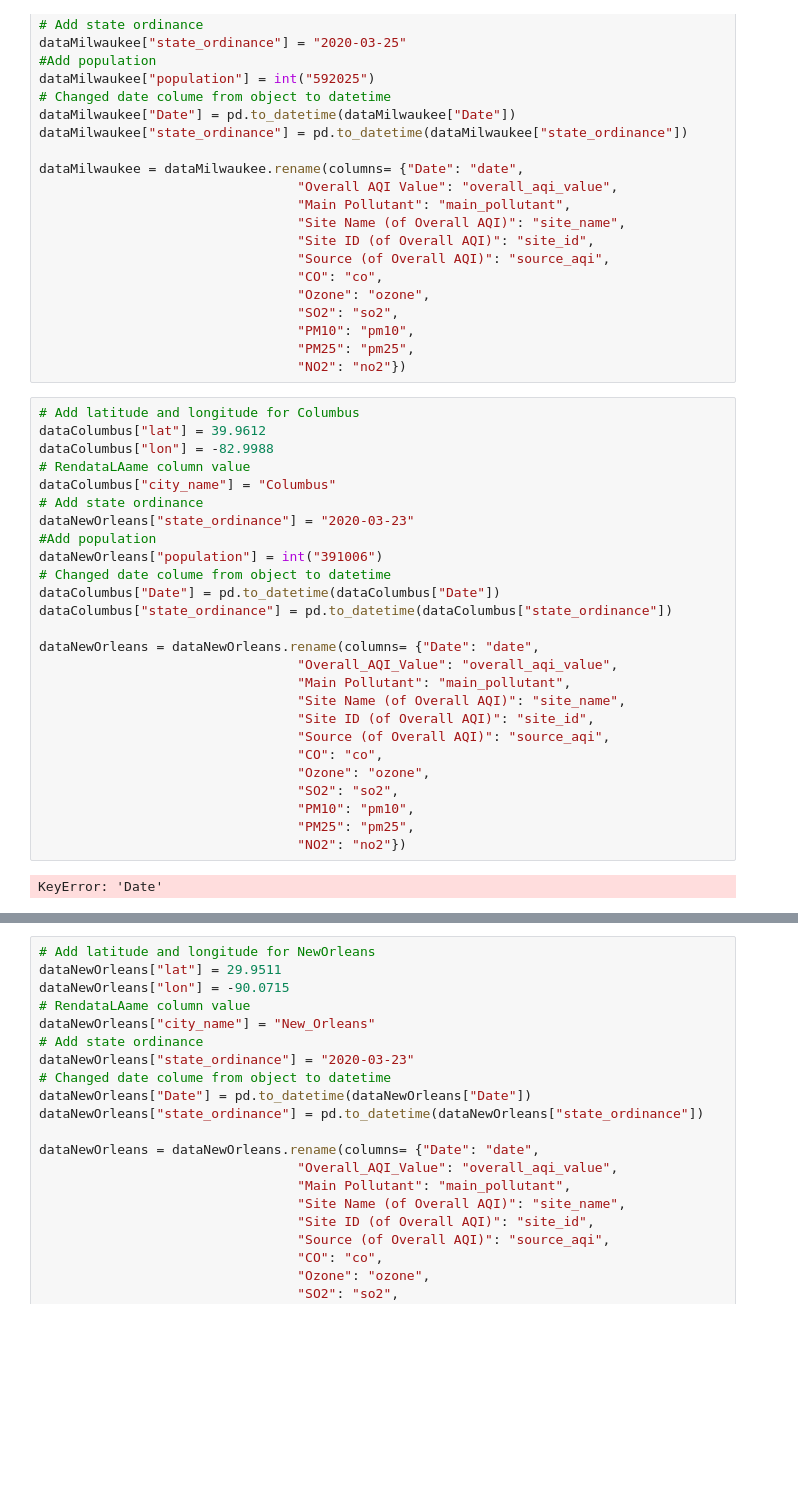
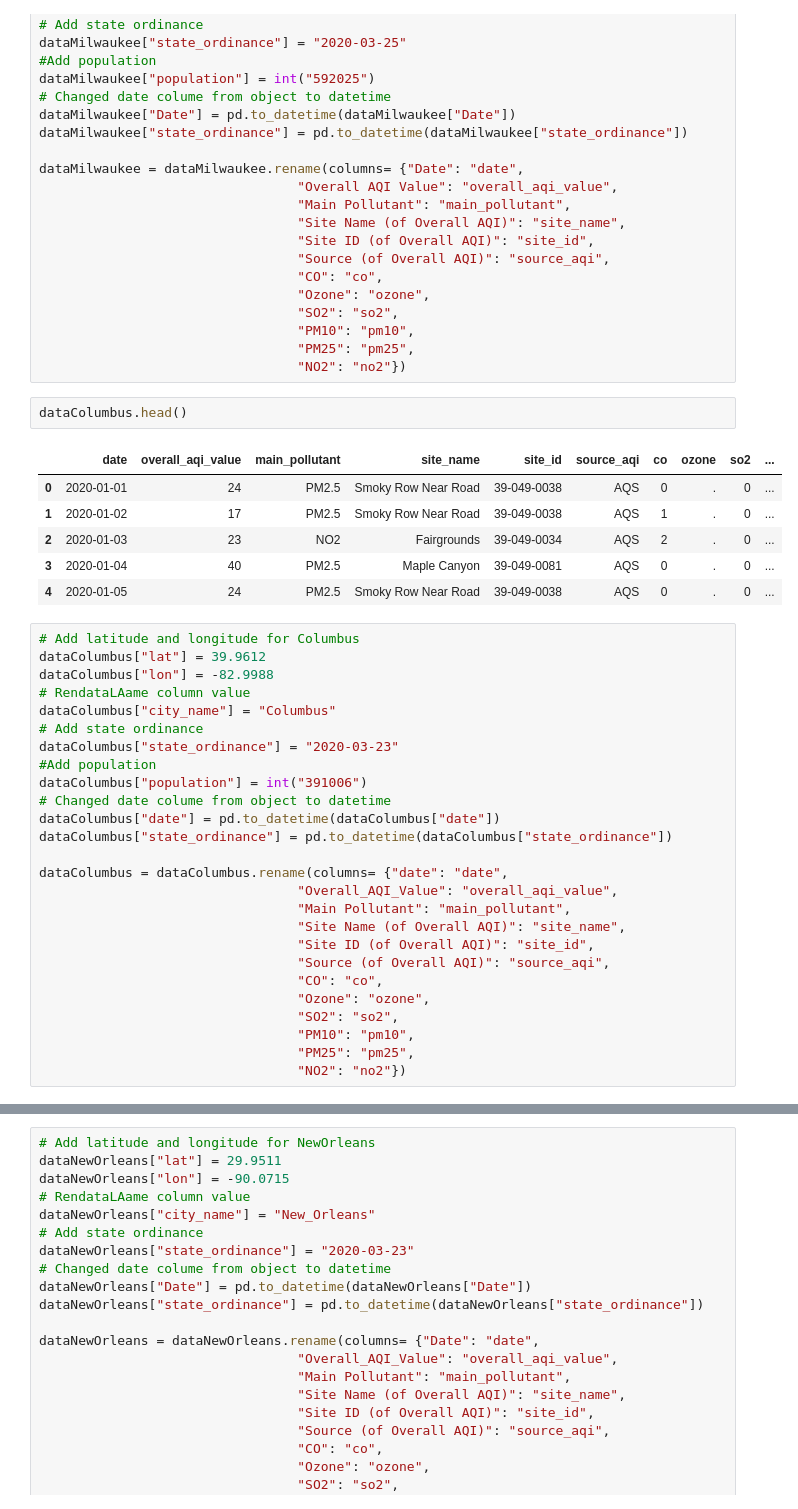
Before and after one commit to angiekl74/Project-2, a Jupyter notebook: CleanedAQIData.ipynb, the cells around one changed output, grey strips where cells are left out. Saved outputs shown, nothing was run; the diff lists cells and outputs as text; blank space fills up the shorter version.

```diff
--- a/CleanedAQIData.ipynb
+++ b/CleanedAQIData.ipynb
@@ -201,6 +204,15 @@ dataMilwaukee = dataMilwaukee.rename(columns= {"Date": "date",
                                  "PM10": "pm10",
                                  "PM25": "pm25",
                                  "NO2": "no2"})
+# %%
+dataColumbus.head()
+# %% [output]
+|  | date | overall_aqi_value | main_pollutant | site_name | site_id | source_aqi | co | ozone | so2 | ... |
+| 0 | 2020-01-01 | 24 | PM2.5 | Smoky Row Near Road | 39-049-0038 | AQS | 0 | . | 0 | ... |
+| 1 | 2020-01-02 | 17 | PM2.5 | Smoky Row Near Road | 39-049-0038 | AQS | 1 | . | 0 | ... |
+| 2 | 2020-01-03 | 23 | NO2 | Fairgrounds | 39-049-0034 | AQS | 2 | . | 0 | ... |
+| 3 | 2020-01-04 | 40 | PM2.5 | Maple Canyon | 39-049-0081 | AQS | 0 | . | 0 | ... |
+| 4 | 2020-01-05 | 24 | PM2.5 | Smoky Row Near Road | 39-049-0038 | AQS | 0 | . | 0 | ... |
 # %%
 # Add latitude and longitude for Columbus
 dataColumbus["lat"] = 39.9612
@@ -208,14 +220,14 @@ dataColumbus["lon"] = -82.9988
 # RendataLAame column value
 dataColumbus["city_name"] = "Columbus"
 # Add state ordinance
-dataNewOrleans["state_ordinance"] = "2020-03-23"
+dataColumbus["state_ordinance"] = "2020-03-23"
 #Add population
-dataNewOrleans["population"] = int("391006")
+dataColumbus["population"] = int("391006")
 # Changed date colume from object to datetime
-dataColumbus["Date"] = pd.to_datetime(dataColumbus["Date"])
+dataColumbus["date"] = pd.to_datetime(dataColumbus["date"])
 dataColumbus["state_ordinance"] = pd.to_datetime(dataColumbus["state_ordinance"])
 
-dataNewOrleans = dataNewOrleans.rename(columns= {"Date": "date",
+dataColumbus = dataColumbus.rename(columns= {"date": "date",
                                  "Overall_AQI_Value": "overall_aqi_value",
                                  "Main Pollutant": "main_pollutant",
                                  "Site Name (of Overall AQI)": "site_name",
@@ -227,7 +239,5 @@ dataNewOrleans = dataNewOrleans.rename(columns= {"Date": "date",
                                  "PM10": "pm10",
                                  "PM25": "pm25",
                                  "NO2": "no2"})
-# %% [output]
-KeyError: 'Date'
 # %%
 dataColumbus.head()
```
Also changed, not shown: parts of 20 cells of this notebook, 5 other files.
